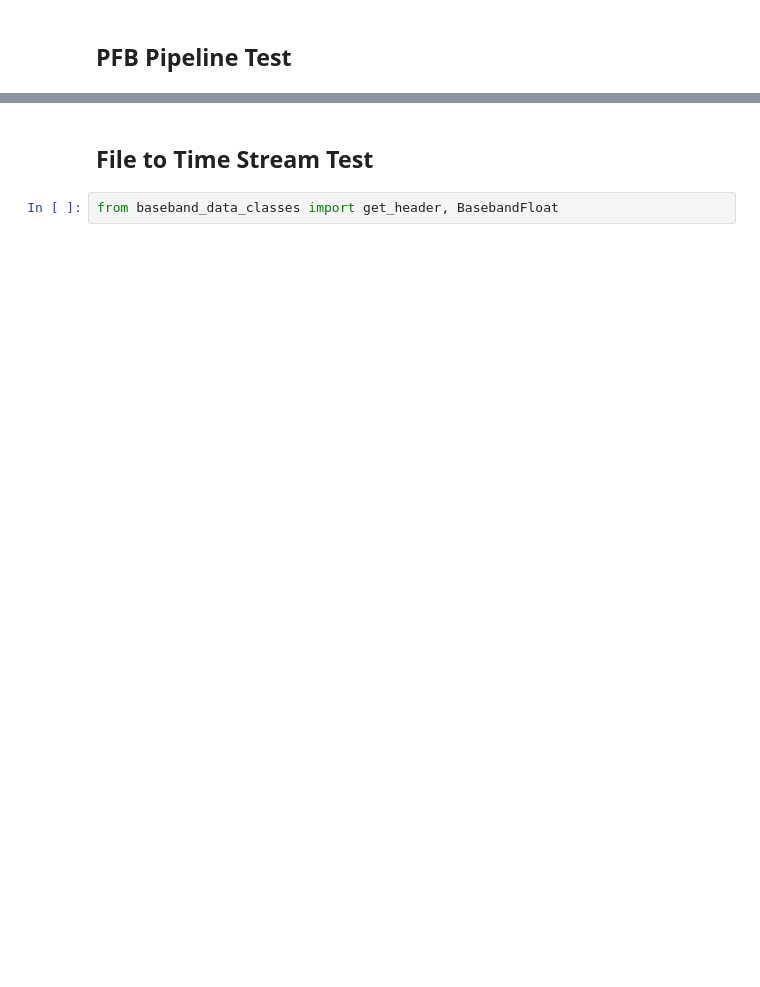
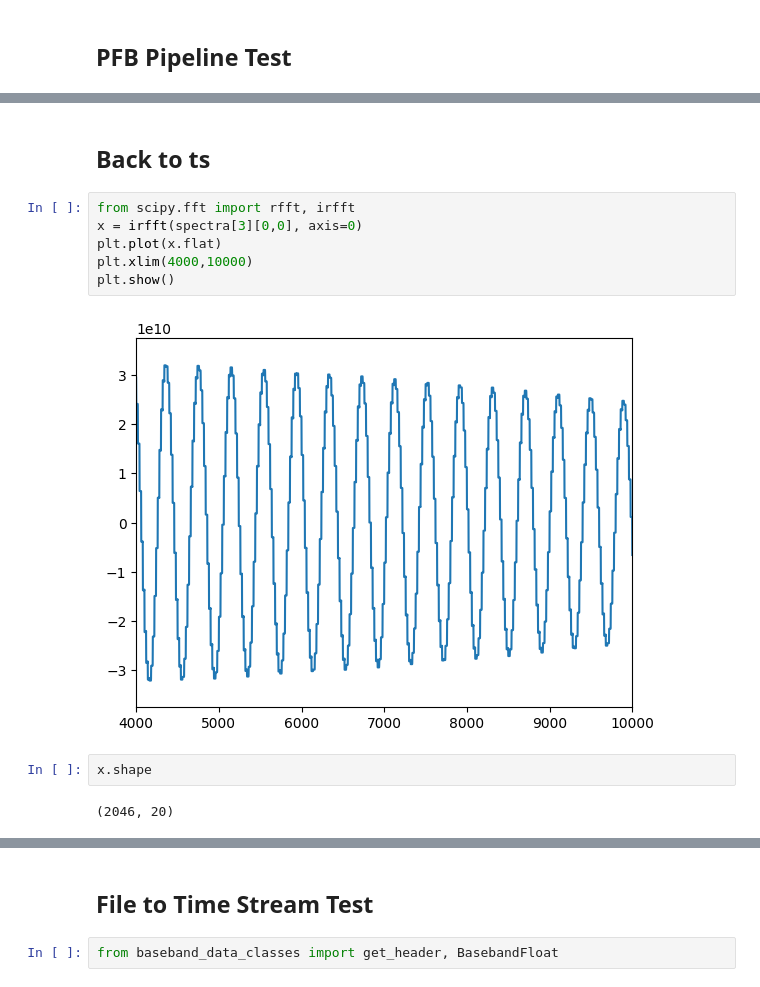
Before and after one commit to PhilJ0ly/ALBATROS_axion_search, a Jupyter notebook: Jupyter/Test_data_overview.ipynb, the cells around one changed output, grey strips where cells are left out. Cells and saved outputs as stored; diff of their text form; blank space fills up the shorter version.

```diff
--- a/Jupyter/Test_data_overview.ipynb
+++ b/Jupyter/Test_data_overview.ipynb
@@ -84,0 +124,14 @@ plt.show()
+# %% [markdown]
+## Back to ts
+# %%
+from scipy.fft import rfft, irfft
+x = irfft(spectra[3][0,0], axis=0)
+plt.plot(x.flat)
+plt.xlim(4000,10000)
+plt.show()
+# %% [output]
+[figure, added]
+# %%
+x.shape
+# %% [output]
+(2046, 20)
```
Also changed, not shown: parts of 13 cells of this notebook, 8 other files.
